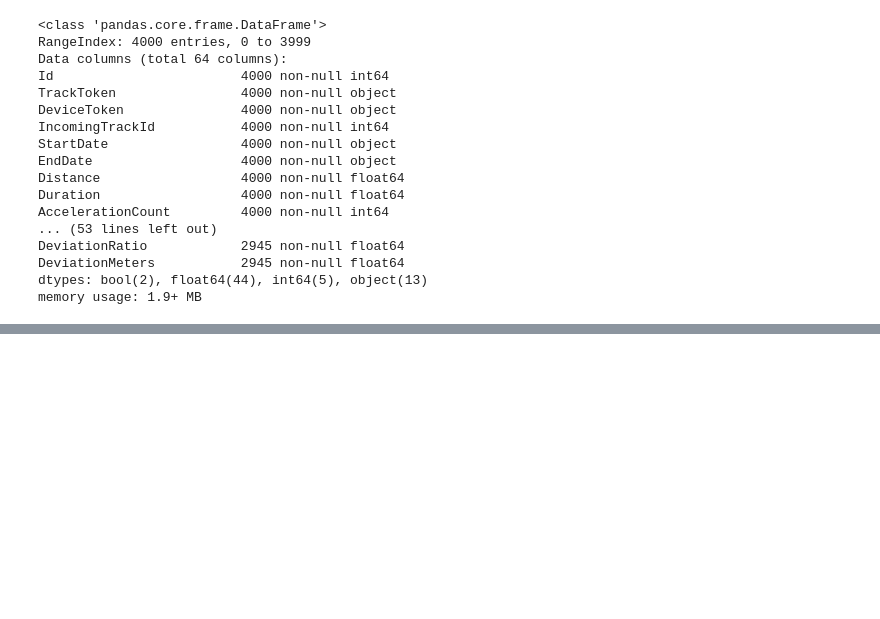
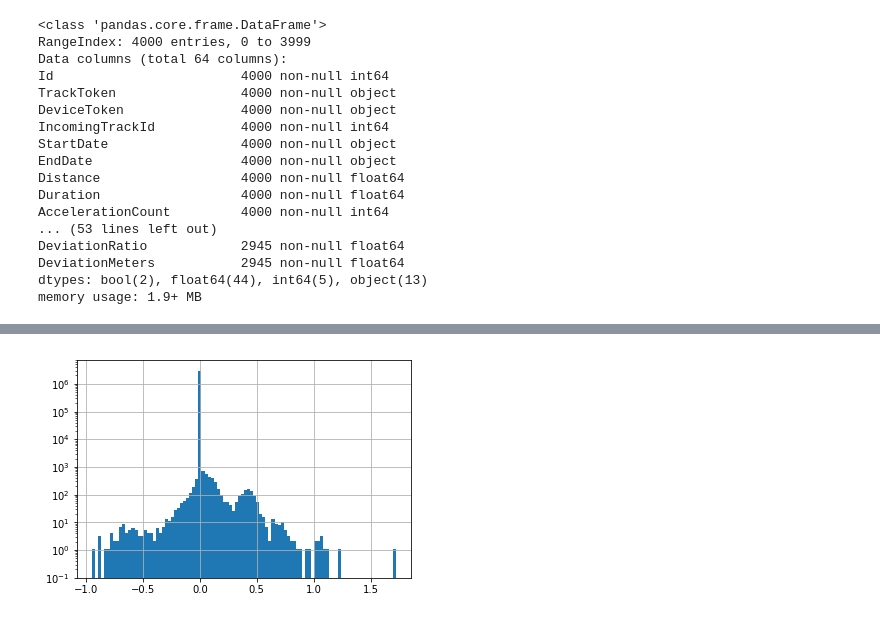
Before and after one commit to Simaregele/GeoDataPrediction, a Jupyter notebook: Test Geo Data.ipynb, the cells around one changed output, grey strips where cells are left out. Cells and saved outputs as stored; diff of their text form; code cells hidden in the pictures; blank space fills up the shorter version.

```diff
--- a/Test Geo Data.ipynb
+++ b/Test Geo Data.ipynb
@@ -387,0 +728,6 @@ indices = [(corr_val.index[x], corr_val.columns[y]) for x, y in zip(*indices)
+# %%
+fig, ax = plt.subplots()
+scale_df[scale_df['os_version']=='iOS']['Acceleration'].hist(ax=ax, bins=100, bottom=0.1)
+ax.set_yscale('log');
+# %% [output]
+[figure, added]
```
Also changed, not shown: parts of 189 cells of this notebook.
